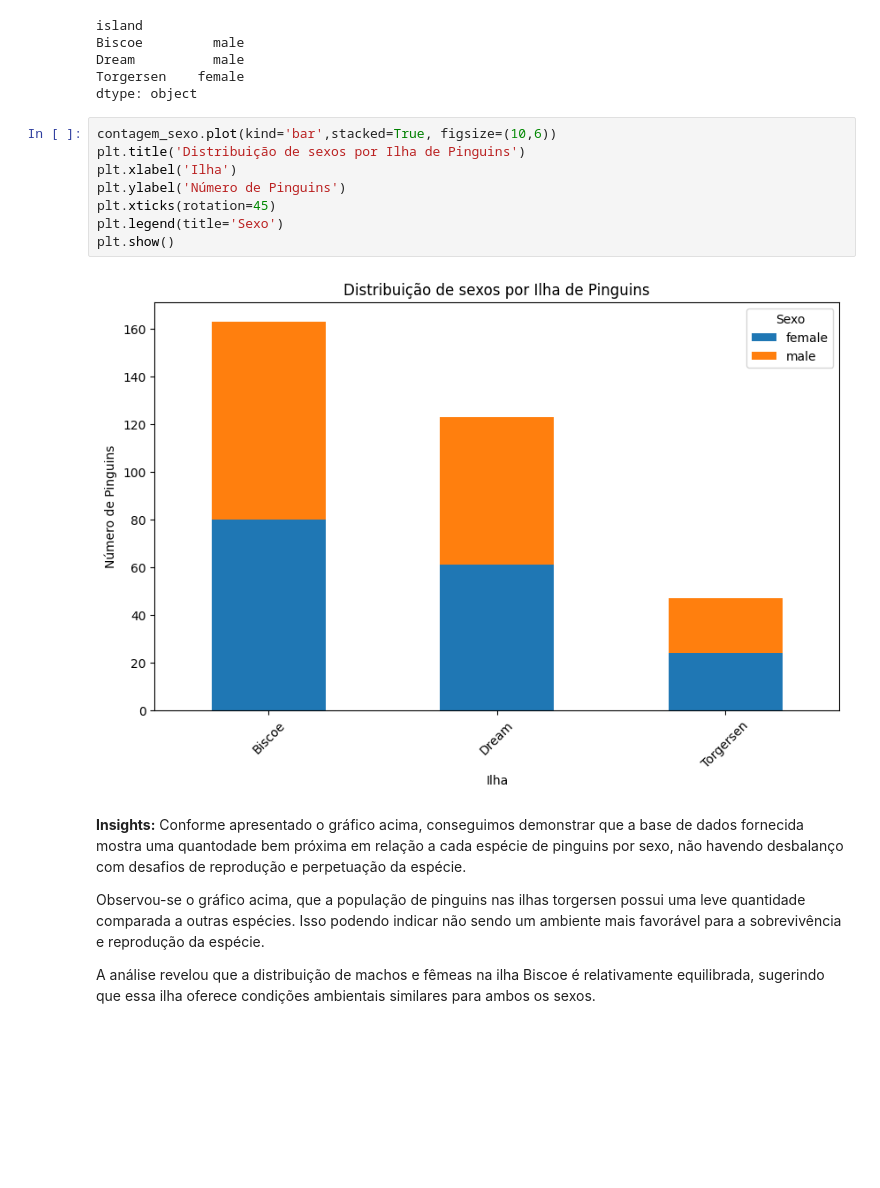
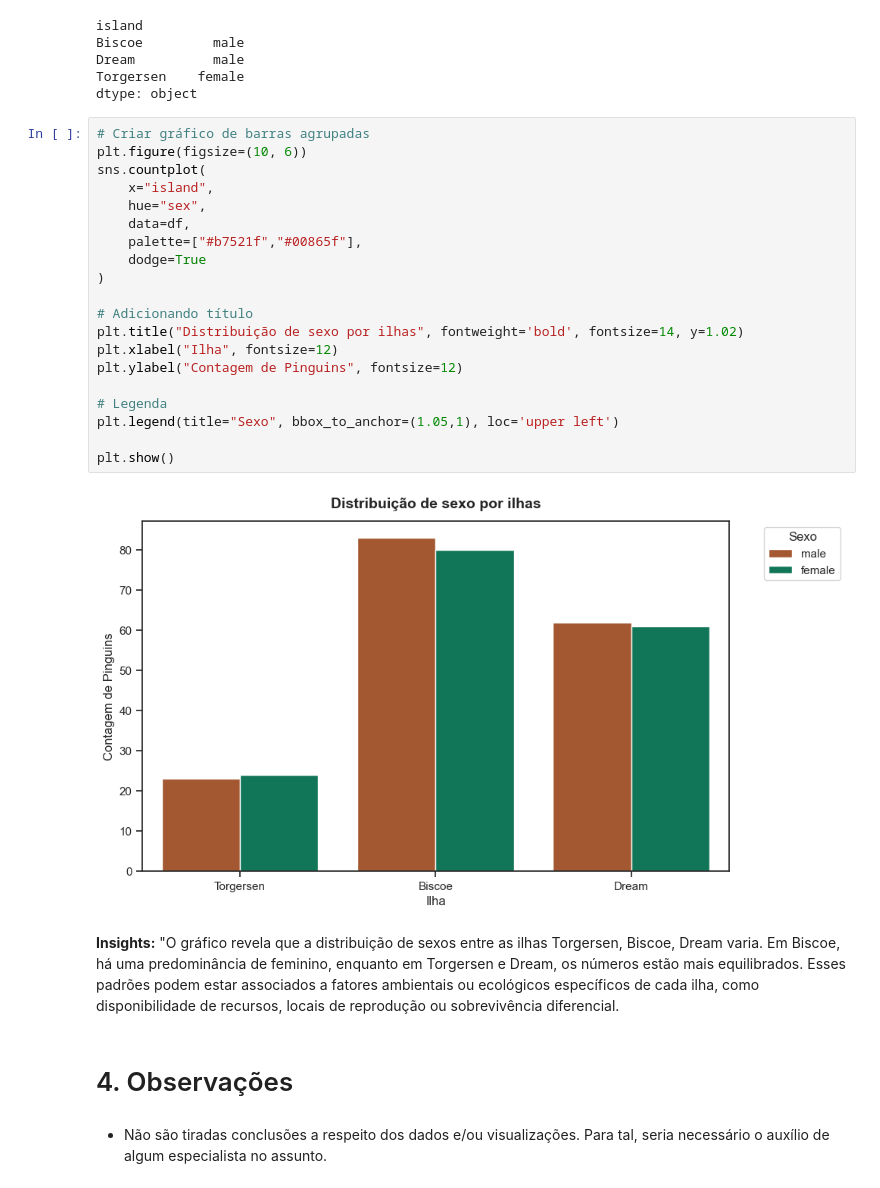
Before and after one commit to HalaneMoreira/avanti-bootcamp-cdd, a Jupyter notebook: notebooks/01-exploratory_data_analysis.ipynb, the cells around one changed output. Saved outputs shown, nothing was run; the diff lists cells and outputs as text; blank space fills up the shorter version.

```diff
--- a/notebooks/01-exploratory_data_analysis.ipynb
+++ b/notebooks/01-exploratory_data_analysis.ipynb
@@ -153,19 +230,31 @@ Biscoe         male
 Dream          male
 Torgersen    female
 dtype: object
-# %%
-contagem_sexo.plot(kind='bar',stacked=True, figsize=(10,6))
-plt.title('Distribuição de sexos por Ilha de Pinguins')
-plt.xlabel('Ilha')
-plt.ylabel('Número de Pinguins')
-plt.xticks(rotation=45)
-plt.legend(title='Sexo')
-plt.show()
-# %% [output]
-[figure, removed]
-# %% [markdown]
-**Insights:** Conforme apresentado o gráfico acima, conseguimos demonstrar que a base de dados fornecida mostra uma quantodade bem próxima em relação a cada espécie de pinguins por sexo, não havendo desbalanço com desafios de reprodução e perpetuação da espécie.
-
-Observou-se o gráfico acima, que a população de pinguins nas ilhas torgersen  possui uma leve quantidade comparada a outras espécies. Isso podendo indicar não sendo um ambiente mais favorável para a sobrevivência e reprodução da espécie.
-
-A análise revelou que a distribuição de machos e fêmeas na ilha Biscoe é relativamente equilibrada, sugerindo que essa ilha oferece condições ambientais similares para ambos os sexos.
+# %%
+# Criar gráfico de barras agrupadas
+plt.figure(figsize=(10, 6))
+sns.countplot(
+    x="island",
+    hue="sex",
+    data=df,
+    palette=["#b7521f","#00865f"],
+    dodge=True
+)
+
+# Adicionando título
+plt.title("Distribuição de sexo por ilhas", fontweight='bold', fontsize=14, y=1.02)
+plt.xlabel("Ilha", fontsize=12)
+plt.ylabel("Contagem de Pinguins", fontsize=12)
+
+# Legenda
+plt.legend(title="Sexo", bbox_to_anchor=(1.05,1), loc='upper left')
+
+plt.show()
+# %% [output]
+[figure, added]
+# %% [markdown]
+**Insights:** "O gráfico revela que a distribuição de sexos entre as ilhas Torgersen, Biscoe, Dream varia. Em Biscoe, há uma predominância de feminino, enquanto em Torgersen e Dream, os números estão mais equilibrados. Esses padrões podem estar associados a fatores ambientais ou ecológicos específicos de cada ilha, como disponibilidade de recursos, locais de reprodução ou sobrevivência diferencial.
+# %% [markdown]
+# 4. Observações
+# %% [markdown]
+- Não são tiradas conclusões a respeito dos dados e/ou visualizações. Para tal, seria necessário o auxílio de algum especialista no assunto.
```
Also changed, not shown: parts of 31 cells of this notebook, 4 other files.
